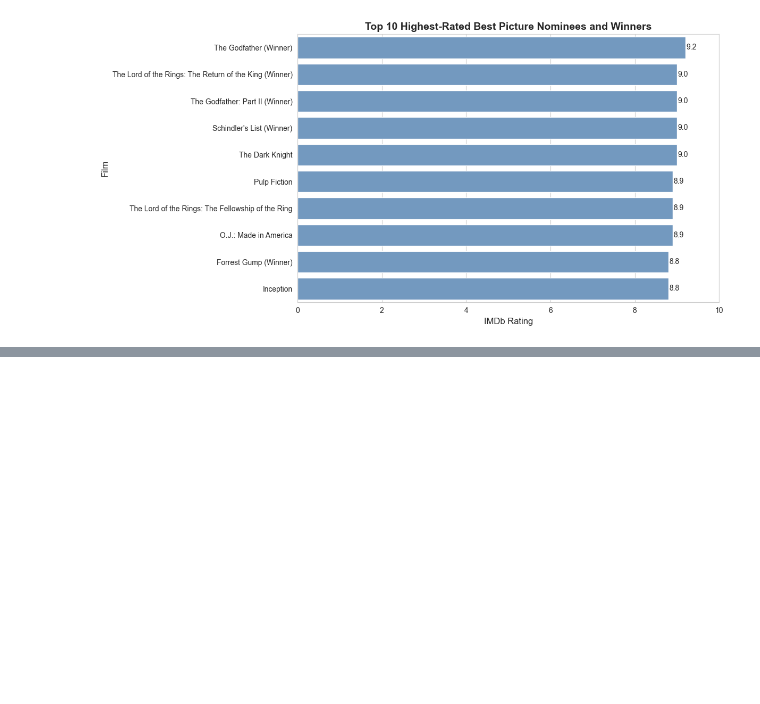
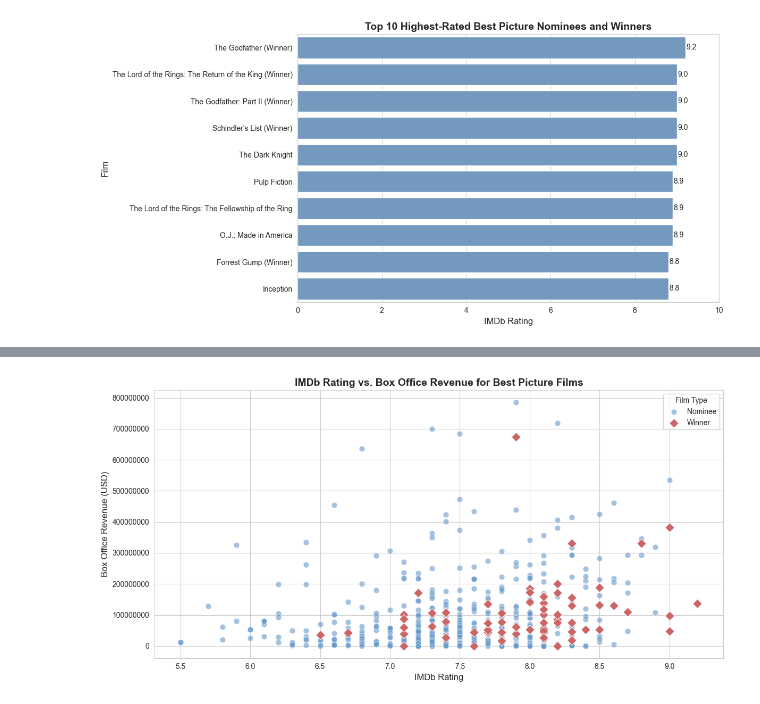
Before and after one commit to judd-jacobs/code-you-capstone, a Jupyter notebook: academy_awards_analysis.ipynb, the cells around one changed output, grey strips where cells are left out. Drawn from its saved outputs; the diff is of its cells as text; code cells hidden in the pictures; blank space fills up the shorter version.

Commit message:
Error free through Average Box Office Revenue by Genre

```diff
--- a/academy_awards_analysis.ipynb
+++ b/academy_awards_analysis.ipynb
@@ -970,0 +1009,47 @@ While the Academy often honors critical excellence, these films also achieved ma
+# %%
+# Prepare data
+rating_revenue_data = omdb_metadata_clean.dropna(subset=["imdbRating", "boxOffice_clean"])
+
+# Merge with winner status
+rating_revenue_data = rating_revenue_data.merge(
+    best_picture_wikipedia[["film", "status"]], on="film", how="left"
+)
+
+# Map winners for plot styling
+rating_revenue_data["is_winner"] = rating_revenue_data["status"] == "Winner"
+
+# Plot
+plt.figure(figsize=(12, 6))
+sns.set_style("whitegrid")
+
+# Nominees
+sns.scatterplot(
+    data=rating_revenue_data[~rating_revenue_data["is_winner"]],
+    x="imdbRating",
+    y="boxOffice_clean",
+    color="#6699cc",
+    label="Nominee",
+    s=60,
+    alpha=0.6
+)
+
+# Winners
+sns.scatterplot(
+    data=rating_revenue_data[rating_revenue_data["is_winner"]],
+    x="imdbRating",
+    y="boxOffice_clean",
+    color="#cc6666",
+    label="Winner",
+    s=80,
+    marker="D"
+)
+
+plt.title("IMDb Rating vs. Box Office Revenue for Best Picture Films", fontsize=14, fontweight="bold")
+plt.xlabel("IMDb Rating", fontsize=12)
+plt.ylabel("Box Office Revenue (USD)", fontsize=12)
+plt.ticklabel_format(style='plain', axis='y')
+plt.legend(title="Film Type")
+plt.tight_layout()
+plt.show()
+# %% [output]
+[figure, added]
```
Also changed, not shown: parts of 26 cells of this notebook.
